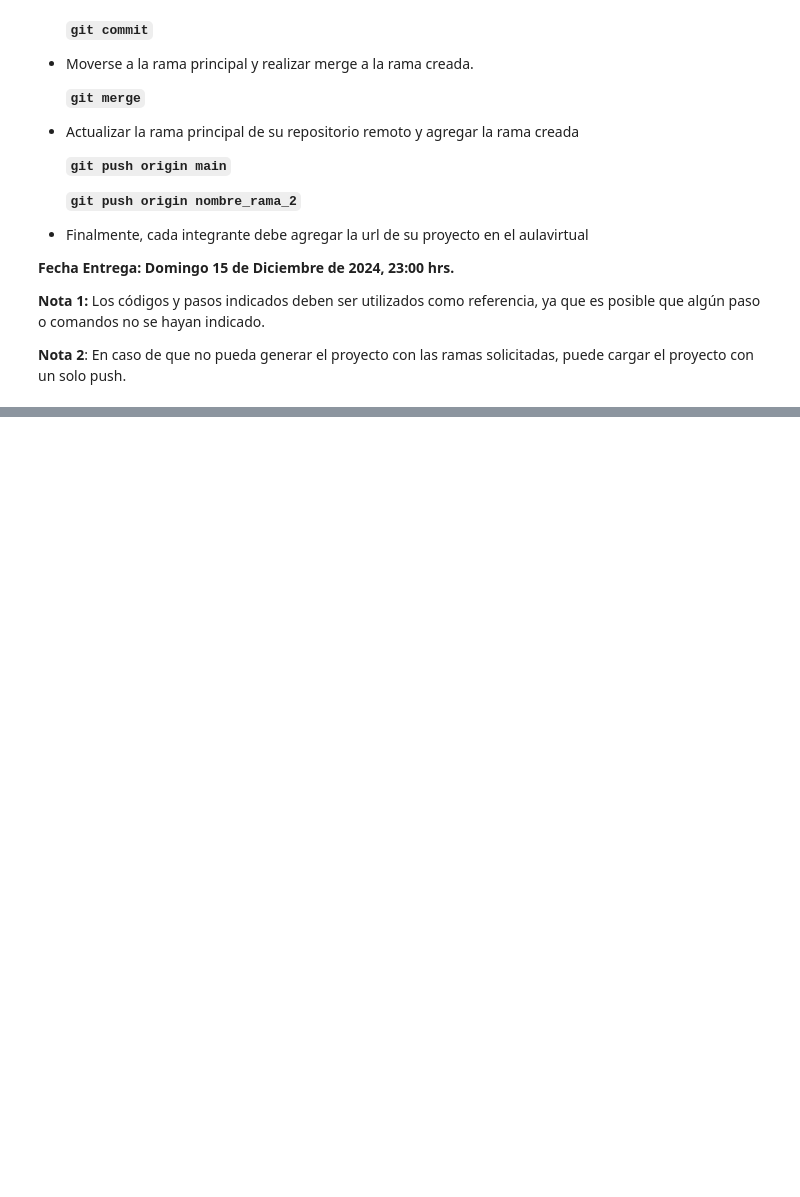
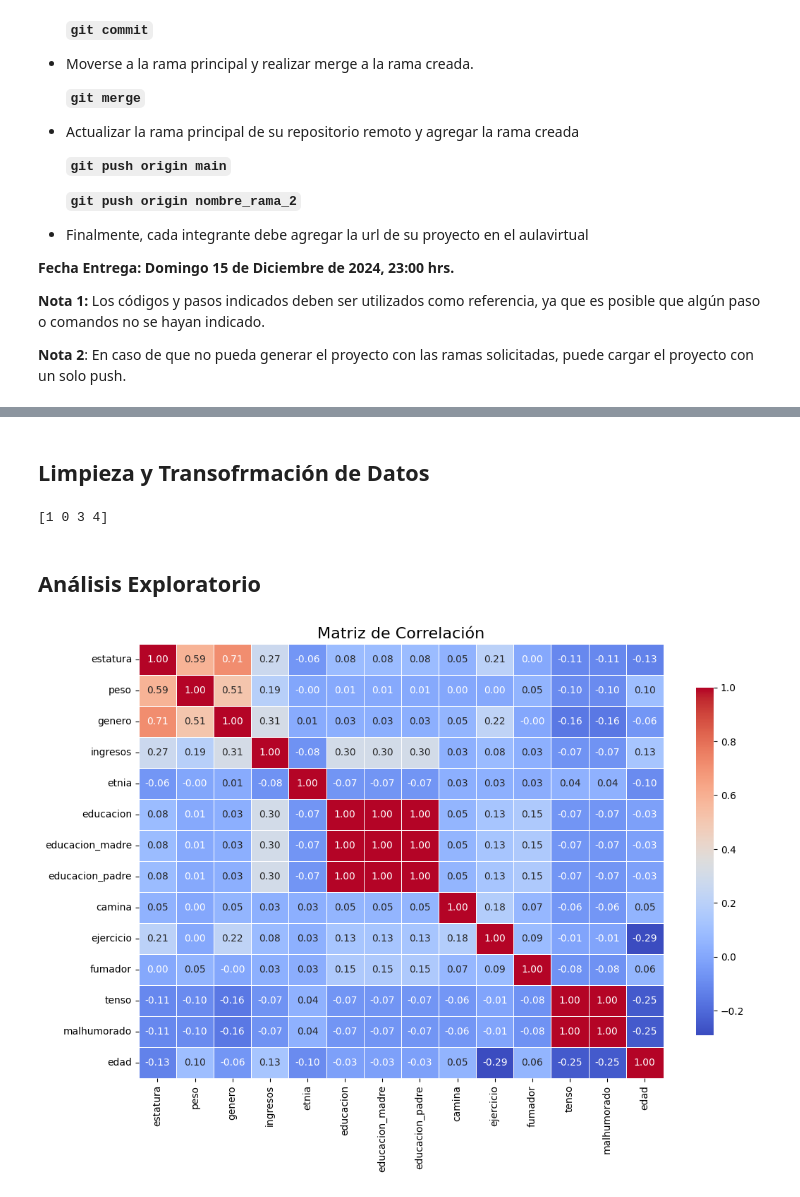
Before and after one commit to lmeneses7/Final_Examen, a Jupyter notebook: Examen_final.ipynb, the cells around one changed output, grey strips where cells are left out. Saved outputs shown, nothing was run; the diff lists cells and outputs as text; code cells hidden in the pictures; blank space fills up the shorter version.

```diff
--- a/Examen_final.ipynb
+++ b/Examen_final.ipynb
@@ -119,0 +157,3 @@ Debe guardar su proyecto y agregar el archivo a Git y comentarlo.
+# %%
+data = pd.read_csv('/content/drive/MyDrive/Ciencia de Datos para Economía/ingresos-1.txt', sep='\t')
+data = data.dropna() #quitamos las observaciones con valores nulos.
@@ -119,0 +163,32 @@ Debe guardar su proyecto y agregar el archivo a Git y comentarlo.
+# %% [markdown]
+## **Limpieza  y Transofrmación de Datos**
+# %%
+#Convertiremos la columna "genero" en valores dummy
+data['genero'] = data['genero'].replace({'masculino': 1, 'femenino': 0})
+data['etnia'] = data['etnia'].replace({'Blanco': 1, 'Other': 0, 'Afroamericano':3, 'Latino':4})
+print(data['etnia'].unique())
+# %% [output]
+[1 0 3 4]
+# %% [markdown]
+## **Análisis Exploratorio**
+# %%
+#@title Correlaciones
+# Crear la matriz de correlación
+correlation_matrix = data.corr()
+
+#configuramos el tamaño del gráfico
+plt.figure(figsize=(12, 8))
+
+#Realizamos el heatmap
+sns.heatmap(
+    correlation_matrix,
+    annot=True,
+    fmt=".2f",
+    cmap="coolwarm",
+    cbar_kws={"shrink": 0.8},
+    linewidths=0.5
+)
+plt.title("Matriz de Correlación", fontsize=16)
+plt.show()
+# %% [output]
+[figure, added]
```
Also changed, not shown: parts of 16 cells of this notebook.
